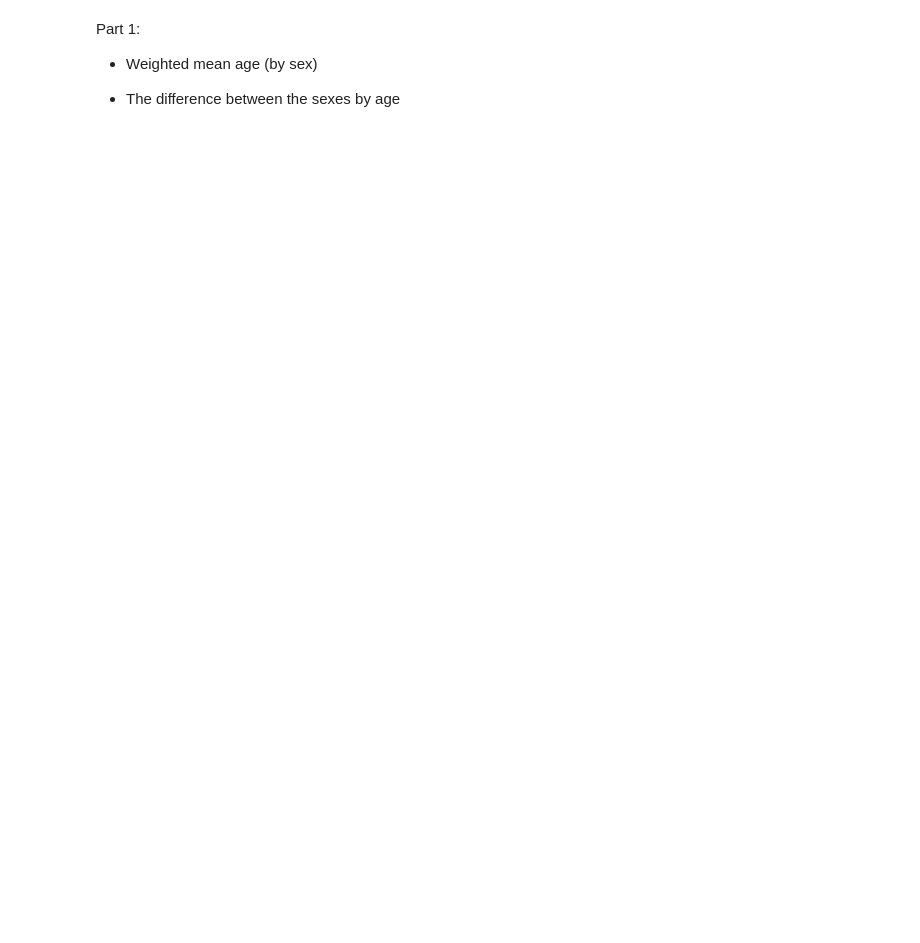
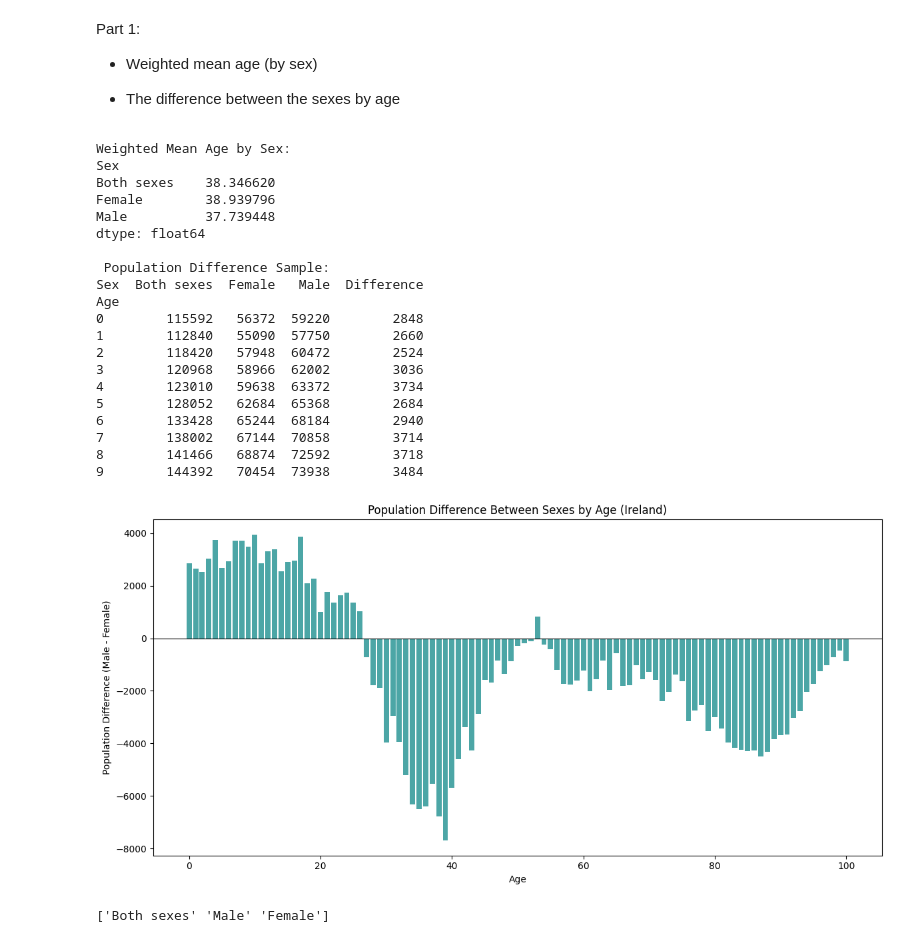
Before and after one commit to philipcullen93/programming-for-data-analytics, a Jupyter notebook: assignments/assignments05-population.ipynb, the cells around one changed output. Saved outputs shown, nothing was run; the diff lists cells and outputs as text; code cells hidden in the pictures; blank space fills up the shorter version.

Commit message:
Changed the URL and code for part 1 of assignment 5 as I wasn't able to properly generate the pivot chart

```diff
--- a/assignments/assignments05-population.ipynb
+++ b/assignments/assignments05-population.ipynb
@@ -30,7 +30,7 @@ Part 3:
 import pandas as pd
 import matplotlib.pyplot as plt
 
-url = "https://raw.githubusercontent.com/andrewbeattycourseware/PFDA-courseware/refs/heads/main/code/data/cso-populationbyage.csv"
+url = "https://ws.cso.ie/public/api.restful/PxStat.Data.Cube_API.ReadDataset/FY006A/CSV/1.0/en"
 df = pd.read_csv(url)
 # Creates a panda dataframe of the data from the .csv file.
 
@@ -38,4 +38,7 @@ print(df.shape)
 print(df.columns)
 df.head()
 # Checking the data to make sure I have the correct information
+
+print("Unique Sex values BEFORE cleaning:", df["Sex"].unique())
+print(df.head(20))
 # %% [output]
@@ -121,3 +130,67 @@ Part 1:
 - Weighted mean age (by sex)
 
 - The difference between the sexes by age
+# %%
+# Groups the cleaned data by Sex and Age to sum populations
+grouped = df.groupby(["Sex", "Age"])["Population"].sum().reset_index()
+
+# Calculates weighted mean age for each sex
+weighted_mean_age = (
+    (grouped["Age"] * grouped["Population"])
+    .groupby(grouped["Sex"])
+    .sum()
+    / grouped.groupby("Sex")["Population"].sum()
+)
+
+# Displays the weighted mean age by sex
+print("Weighted Mean Age by Sex:")
+print(weighted_mean_age)
+
+# Creates a pivot table for easy comparison (rows = ages, columns = sex)
+pivot = grouped.pivot(index="Age", columns="Sex", values="Population")
+
+# Make sure both Male & Female columns exist (avoid KeyErrors)
+for sex in ["Male", "Female"]:
+    if sex not in pivot.columns:
+        pivot[sex] = 0
+
+#Computes and plots the difference between male and female populations
+pivot["Difference"] = pivot["Male"] - pivot["Female"]
+
+print("\n Population Difference Sample:")
+print(pivot.head(10))
+
+# Displays the pivot table
+plt.figure(figsize=(12, 6))
+plt.bar(pivot.index, pivot["Difference"], color="teal", alpha=0.7)
+plt.axhline(0, color="black", linewidth=0.8)
+plt.title("Population Difference Between Sexes by Age (Ireland)")
+plt.xlabel("Age")
+plt.ylabel("Population Difference (Male - Female)")
+plt.tight_layout()
+plt.show()
+
+print(df["Sex"].unique())
+# %% [output]
+Weighted Mean Age by Sex:
+Sex
+Both sexes    38.346620
+Female        38.939796
+Male          37.739448
+dtype: float64
+
+ Population Difference Sample:
+Sex  Both sexes  Female   Male  Difference
+Age
+0        115592   56372  59220        2848
+1        112840   55090  57750        2660
+2        118420   57948  60472        2524
+3        120968   58966  62002        3036
+4        123010   59638  63372        3734
+5        128052   62684  65368        2684
+6        133428   65244  68184        2940
+7        138002   67144  70858        3714
+8        141466   68874  72592        3718
+9        144392   70454  73938        3484
+[figure, added]
+['Both sexes' 'Male' 'Female']
```
Also changed, not shown: parts of 2 cells of this notebook.
